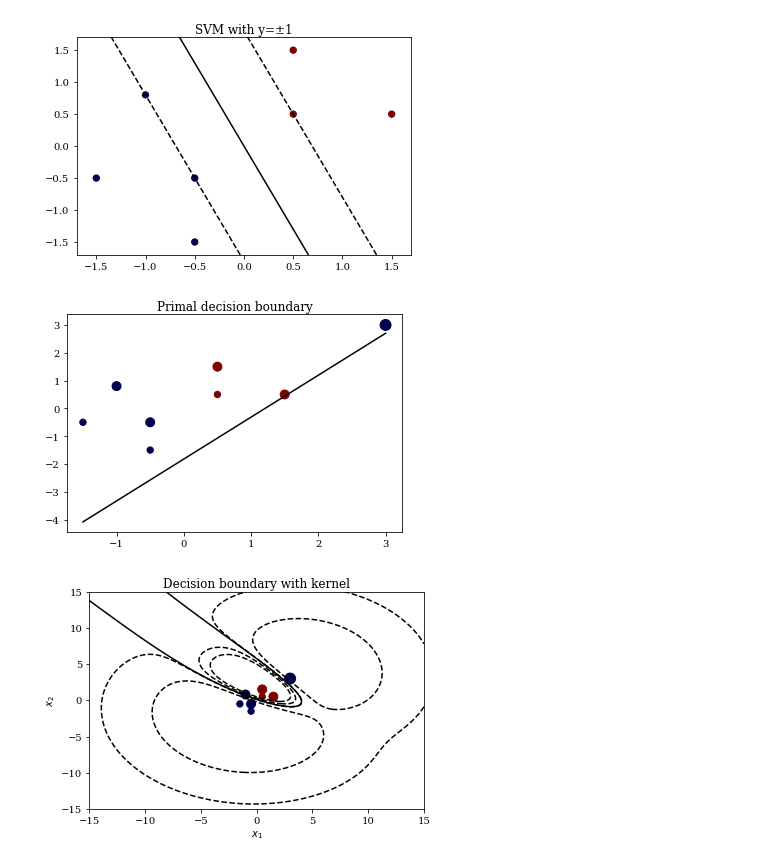
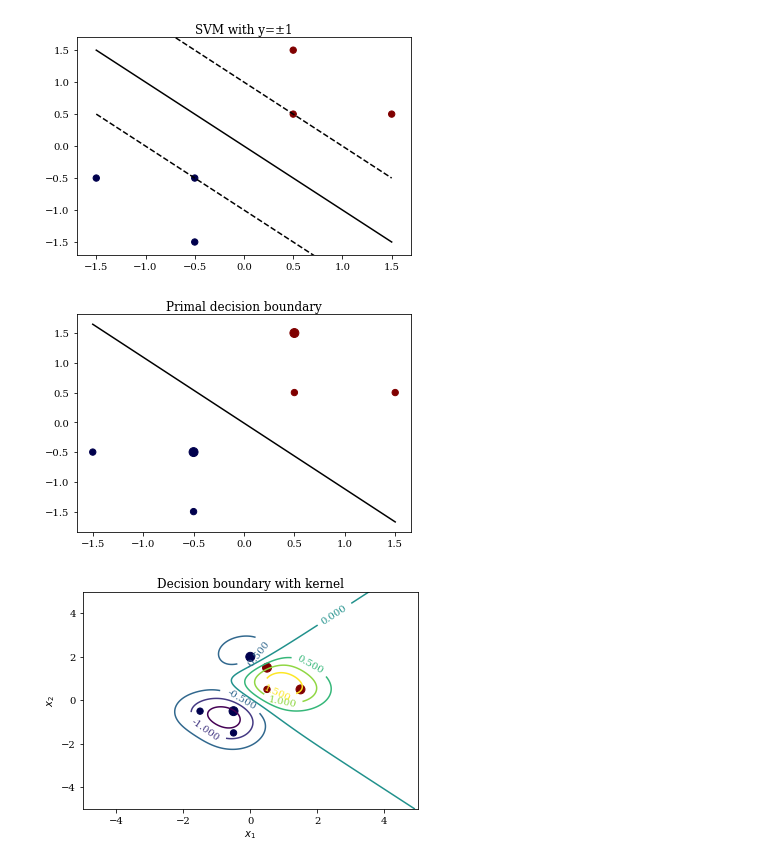
Before and after one commit to neuschwanstein/MEMOIRE, a Jupyter notebook: experiments/kernel.ipynb, the cells around one changed output. Drawn from its saved outputs; the diff is of its cells as text; code cells hidden in the pictures.

```diff
--- a/experiments/kernel.ipynb
+++ b/experiments/kernel.ipynb
@@ -27,8 +26,8 @@ result = prob.solve()
 q = q.value.A1
 # %%
 # Plot SVM
-q1,q2 = q
-b = cvx_b.value
+q1,q2,b = q
+# b = cvx_b.value
 plt.scatter(X[:,0],X[:,1],c=y,s=40*np.abs(y),cmap='seismic');
 s = np.linspace(min(x1),max(x1),10)
 plt.plot(s,1/q2*(-b-q1*s),'k')
@@ -37,6 +36,6 @@ plt.plot(s,1/q2*(1-b-q1*s),'k--')
 plt.axis(xmin=-1.7,xmax=1.7,ymax=1.7,ymin=-1.7)
 plt.title('SVM with y=±1');
 # %% [output]
-[figure, old version]
+[figure, new version]
 # %%
 # Solve primal
@@ -55,8 +53,8 @@ prob.solve()
 q = q.value.A1
 # %%
 # Plot primal
-q1,q2 = q
-b = cvx_b.value
+q1,q2,b = q
+# b = cvx_b.value
 plt.scatter(X[:,0],X[:,1],c=np.where(r>0,1,-1),s=40*np.abs(r),cmap='seismic')
 s = np.linspace(min(x1),max(x1),10)
 plt.plot(s,1/q2*(-b-q1*s),'k');
@@ -64,33 +62,57 @@ plt.plot(s,1/q2*(-b-q1*s),'k');
 # plt.plot(s,1/q2*(-0.5-b-q1*s),'k--');
 plt.title('Primal decision boundary');
 # %% [output]
-[figure, old version]
+[figure, new version]
+# %%
+r = np.array([-1,-2,-1,1,2,2,-2])
+x1 = np.array([-1.5,-0.5,-0.5,0.5,0.5,1.5,0])
+x2 = np.array([-0.5,-0.5,-1.5,0.5,1.5,0.5,2])
+X = np.array([x1,x2]).T
+X = np.column_stack((X,np.ones(len(r))))
 # %%
 # ker = lambda x,y: (np.inner(x,y) + 1)**3
 # ker = lambda x,y: np.tanh(0.01*np.inner(x,y))
 # ker = lambda x,y: np.exp(-np.inner(x-y,x-y))
 # ker = lambda x,y: np.exp(np.inner(x,y))
 # %%
-K = np.exp(-squareform(pdist(X))**2/25)
+# K = np.exp(-squareform(pdist(X))**2/25)
+# %%
+def quad_K(X1,X2=None):
+    if X2 is None:
+        X2 = X1
+    K = (np.inner(X1,X2)+1)**3
+    return K
+
+sigma = 1
+def gauss_K(X1,X2=None):
+    if X2 is None:
+        K = np.exp(-squareform(pdist(X1))**2/sigma)
+        return K
+    else:
+        K = np.exp(-cdist(X1,X2)**2/sigma).T
+        return K
 # %%
 # Solve dual
-a = cvx.Variable(n)
+# K = quad_K(X)
+K = gauss_K(X)
+a = cvx.Variable(len(r))
 ra = cvx.mul_elemwise(r,a)
-objective = -cvx.sum_entries(cvx.kl_div(a,1)) - 10*cvx.quad_form(ra,K)
+objective = -cvx.sum_entries(cvx.kl_div(a,1)) - 0.1*cvx.quad_form(ra,K)
 prob = cvx.Problem(cvx.Maximize(objective))
 prob.solve()
 a = a.value.A1
 # %%
 delta = 500
-xx1 = np.linspace(-15,15,delta)
-xx2 = np.linspace(-15,15,delta)
+xx1 = np.linspace(-5,5,delta)
+xx2 = np.linspace(-5,5,delta)
 X_s = np.array(np.meshgrid(xx1,xx2,[1])).T[0].reshape((delta*delta,3))
-phi = np.exp(-cdist(X,X_s)**2/25).T
-Z = np.inner(phi,a*r).reshape((delta,delta))
+phi = gauss_K(X,X_s)
+Z = np.inner(phi,a*r).reshape((delta,delta)).T
 plt.scatter(X[:,0],X[:,1],c=np.where(r>0,1,-1),s=40*np.abs(r),cmap='seismic');
-plt.contour(xx1,xx2,Z,[-0.02,-0.0005,0,0.01,0.02],linestyles=['dashed','dashed','solid','dashed','dashed'],colors='k');
+cont = plt.contour(xx1,xx2,Z)
+plt.clabel(cont)
 plt.title('Decision boundary with kernel');
 plt.xlabel('$x_1$');
 plt.ylabel('$x_2$');
 # %% [output]
-[figure, old version]
+[figure, new version]
```
Also changed, not shown: parts of 3 cells of this notebook, 1 other file.
